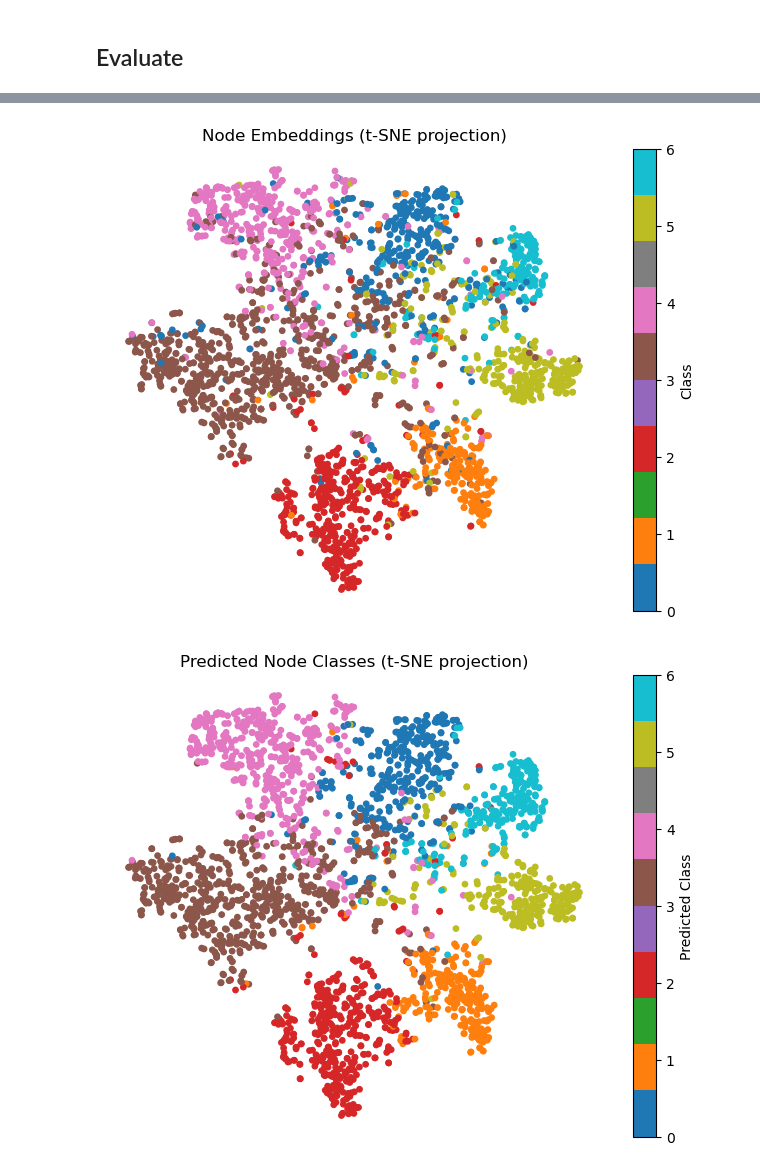
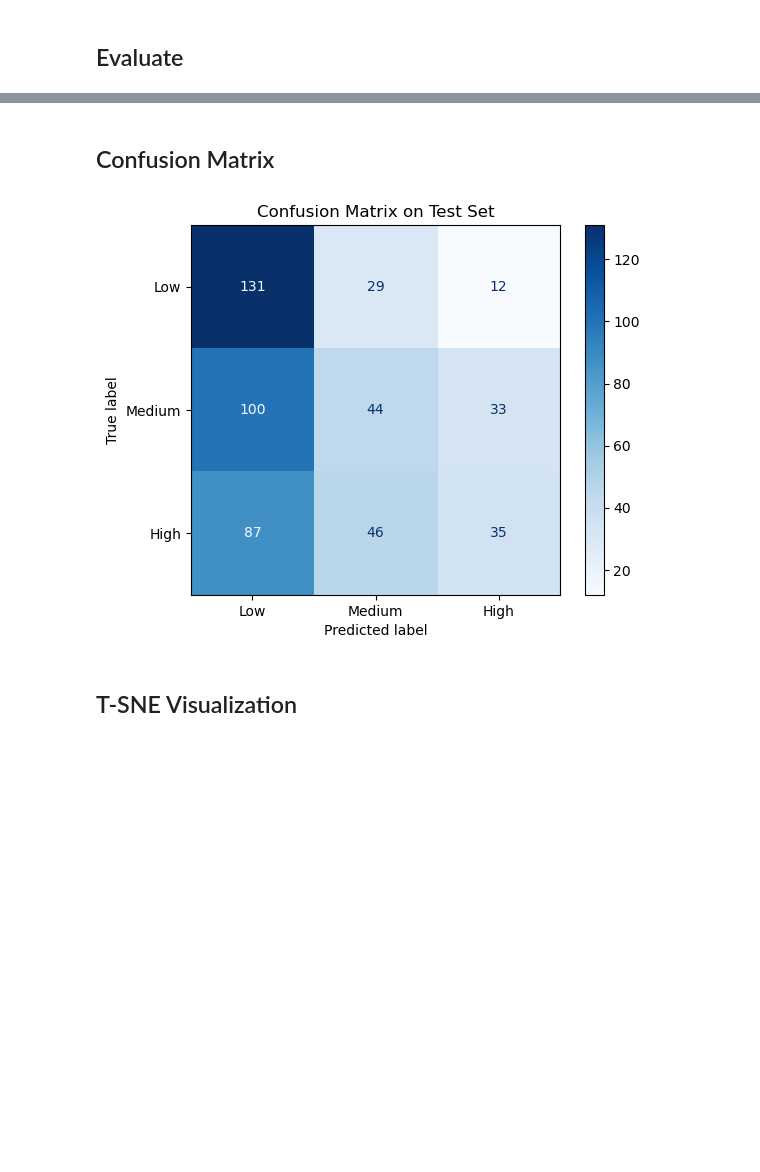
Before and after one commit to gentrylamb/dsan6400-final-project, a Jupyter notebook: code/GNN.ipynb, the cells around one changed output, grey strips where cells are left out. Drawn from its saved outputs; the diff is of its cells as text; code cells hidden in the pictures; blank space fills up the shorter version.

```diff
--- a/code/GNN.ipynb
+++ b/code/GNN.ipynb
@@ -94,51 +399,19 @@ Test Accuracy: 0.8110
-# %%
-def get_embeddings(model, data):
-    model.eval()
-    with torch.no_grad():
-        x, edge_index = data.x, data.edge_index
-        x = model.conv1(x, edge_index)
-        x = F.relu(x)
-    return x.cpu()
-
-
-from sklearn.manifold import TSNE
-import matplotlib.pyplot as plt
-
-# Get hidden embeddings (after first GCN layer)
-embeddings = get_embeddings(model, data)
-
-# Use t-SNE for dimensionality reduction
-tsne = TSNE(n_components = 2, random_state = 42)
-embeddings_2d = tsne.fit_transform(embeddings)
-
-# Get true labels
-labels = data.y.cpu()
-
-
-plt.figure(figsize = (8, 6))
-scatter = plt.scatter(embeddings_2d[:, 0],
-                      embeddings_2d[:, 1],
-                      c = labels,
-                      cmap = "tab10",
-                      s = 15)
-plt.colorbar(scatter, label = "Class")
-plt.title("Node Embeddings (t-SNE projection)")
-plt.axis("off")
-plt.show()
-
-
-pred_labels = pred.cpu()
-
-plt.figure(figsize = (8, 6))
-scatter = plt.scatter(embeddings_2d[:, 0],
-                      embeddings_2d[:, 1],
-                      c = pred_labels,
-                      cmap = "tab10",
-                      s = 15)
-plt.colorbar(scatter, label = "Predicted Class")
-plt.title("Predicted Node Classes (t-SNE projection)")
-plt.axis("off")
-plt.show()
-# %% [output]
-[figure, removed]
-[figure, removed]
+# %% [markdown]
+## Confusion Matrix
+# %%
+best_model.eval()
+with torch.no_grad():
+    out = best_model(data)
+    pred = out.argmax(dim=1)
+    y_true = data.y[data.test_mask].cpu().numpy()
+    y_pred = pred[data.test_mask].cpu().numpy()
+
+cm = confusion_matrix(y_true, y_pred)
+disp = ConfusionMatrixDisplay(confusion_matrix=cm, display_labels = ["Low", "Medium", "High"])
+disp.plot(cmap = plt.cm.Blues)
+plt.title("Confusion Matrix on Test Set")
+plt.show()
+# %% [output]
+[figure, added]
+# %% [markdown]
+## T-SNE Visualization
```
Also changed, not shown: parts of 23 cells of this notebook, 1 other file.
